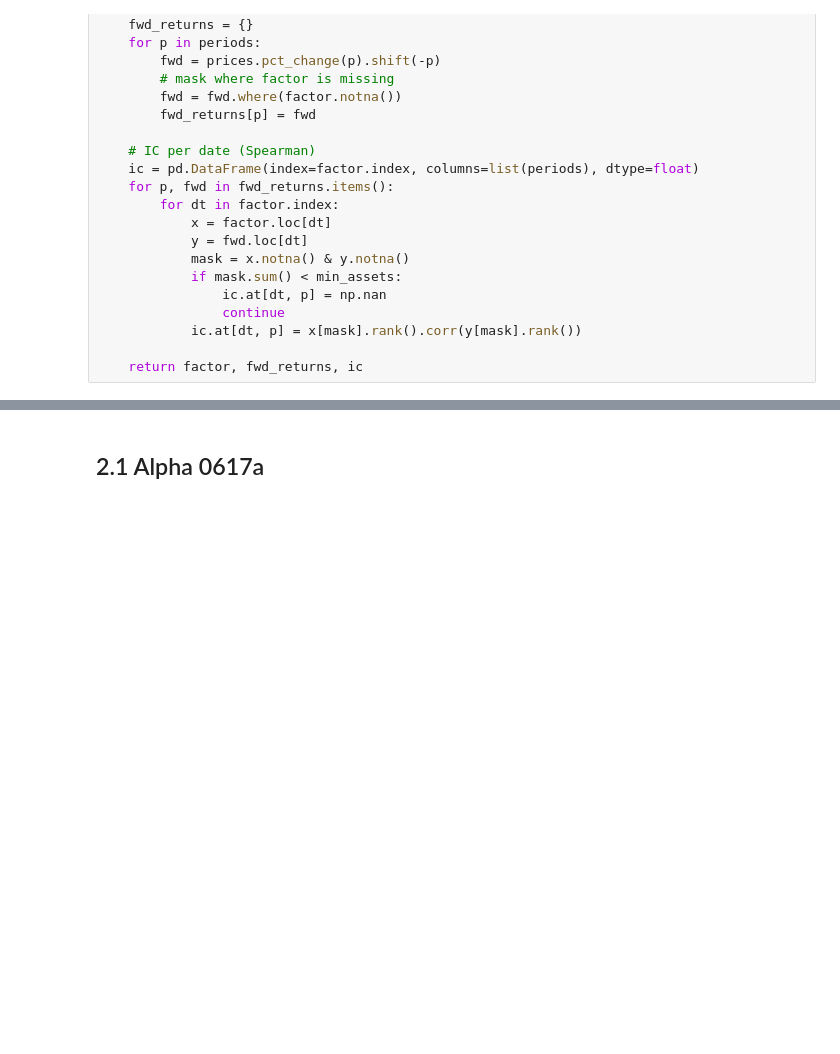
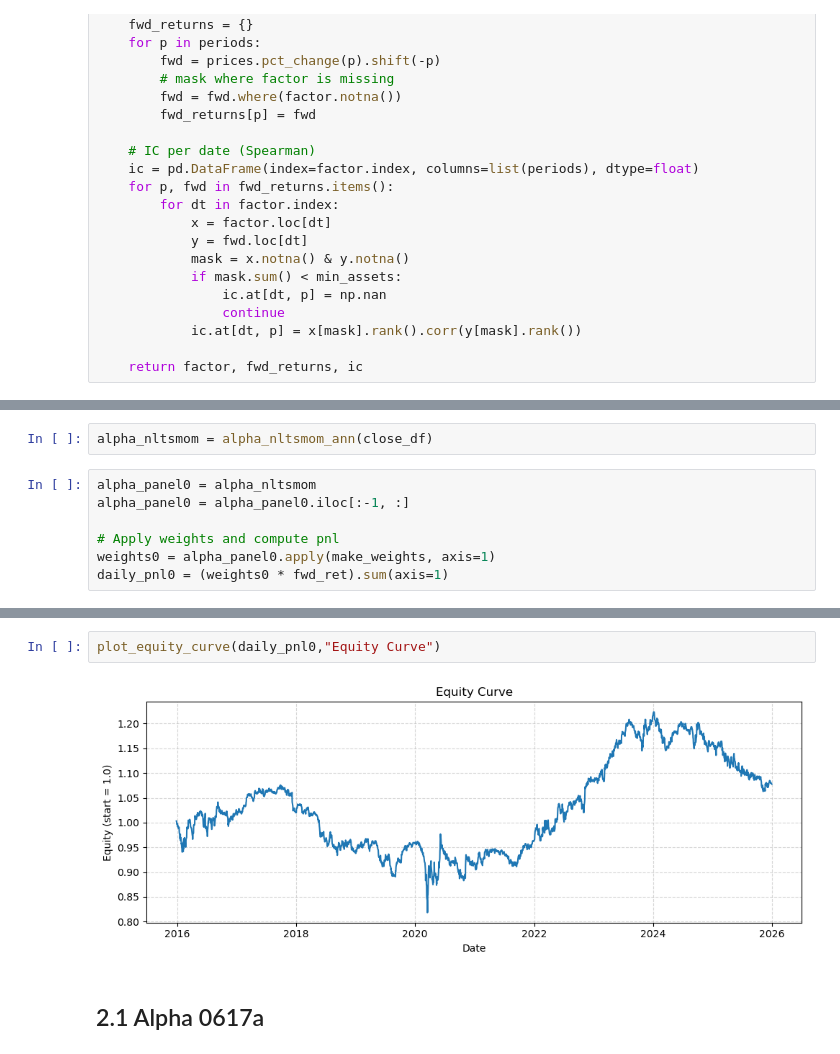
Before and after one commit to Yzc20060417/Multi-Factor-Equities-Investing, a Jupyter notebook: notebooks/Single Factor Testing.ipynb, the cells around one changed output, grey strips where cells are left out. Drawn from its saved outputs; the diff is of its cells as text; blank space fills up the shorter version.

```diff
--- a/notebooks/Single Factor Testing.ipynb
+++ b/notebooks/Single Factor Testing.ipynb
@@ -204,0 +218,9 @@ def factor_forward_returns_wide(alpha_df, close_df, periods=(1, 5, 10), min_asse
+# %%
+alpha_nltsmom = alpha_nltsmom_ann(close_df)
+# %%
+alpha_panel0 = alpha_nltsmom
+alpha_panel0 = alpha_panel0.iloc[:-1, :]
+
+# Apply weights and compute pnl
+weights0 = alpha_panel0.apply(make_weights, axis=1)
+daily_pnl0 = (weights0 * fwd_ret).sum(axis=1)
@@ -205,3 +239,7 @@ def factor_forward_returns_wide(alpha_df, close_df, periods=(1, 5, 10), min_asse
+# %%
+plot_equity_curve(daily_pnl0,"Equity Curve")
+# %% [output]
+[figure, added]
 # %% [markdown]
 ## 2.1 Alpha 0617a
 # %%
```
Also changed, not shown: parts of 4 cells of this notebook, 1 other file.
